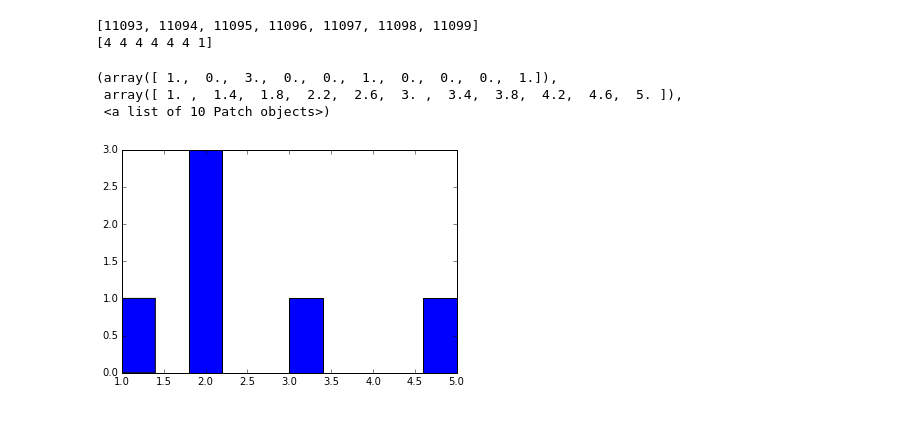
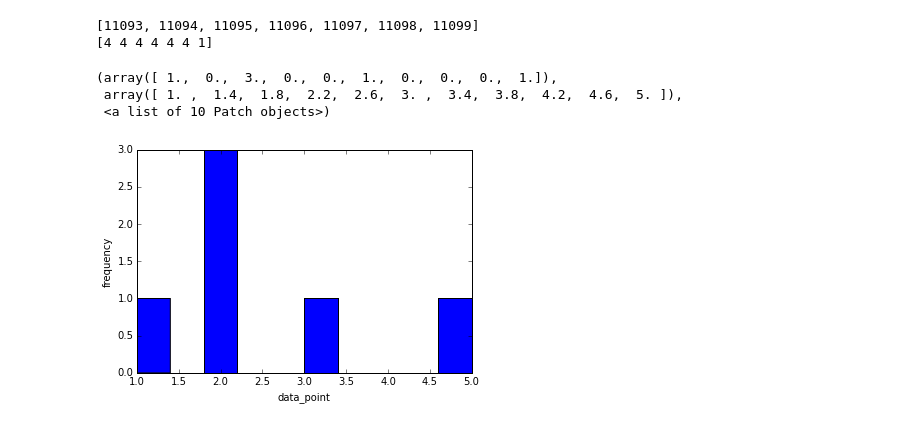
Before and after one commit to vvivek92/DataScience-Learning, a Jupyter notebook: thinkstats/NSFG pregnancy data set.ipynb, the cells around one changed output. Drawn from its saved outputs; the diff is of its cells as text; code cells hidden in the pictures.

```diff
--- a/thinkstats/NSFG pregnancy data set.ipynb
+++ b/thinkstats/NSFG pregnancy data set.ipynb
@@ -172,9 +168,11 @@ import matplotlib.pyplot as plt
 %matplotlib inline
 # %%
 # matplotlib hello world
+plt.xlabel('data_point')
+plt.ylabel('frequency')
 plt.hist([1,2,2,3,5,2])
 # %% [output]
 (array([ 1.,  0.,  3.,  0.,  0.,  1.,  0.,  0.,  0.,  1.]),
  array([ 1. ,  1.4,  1.8,  2.2,  2.6,  3. ,  3.4,  3.8,  4.2,  4.6,  5. ]),
  <a list of 10 Patch objects>)
-[figure, old version]
+[figure, new version]
```
Also changed, not shown: parts of 11 cells of this notebook, 1 other file.
